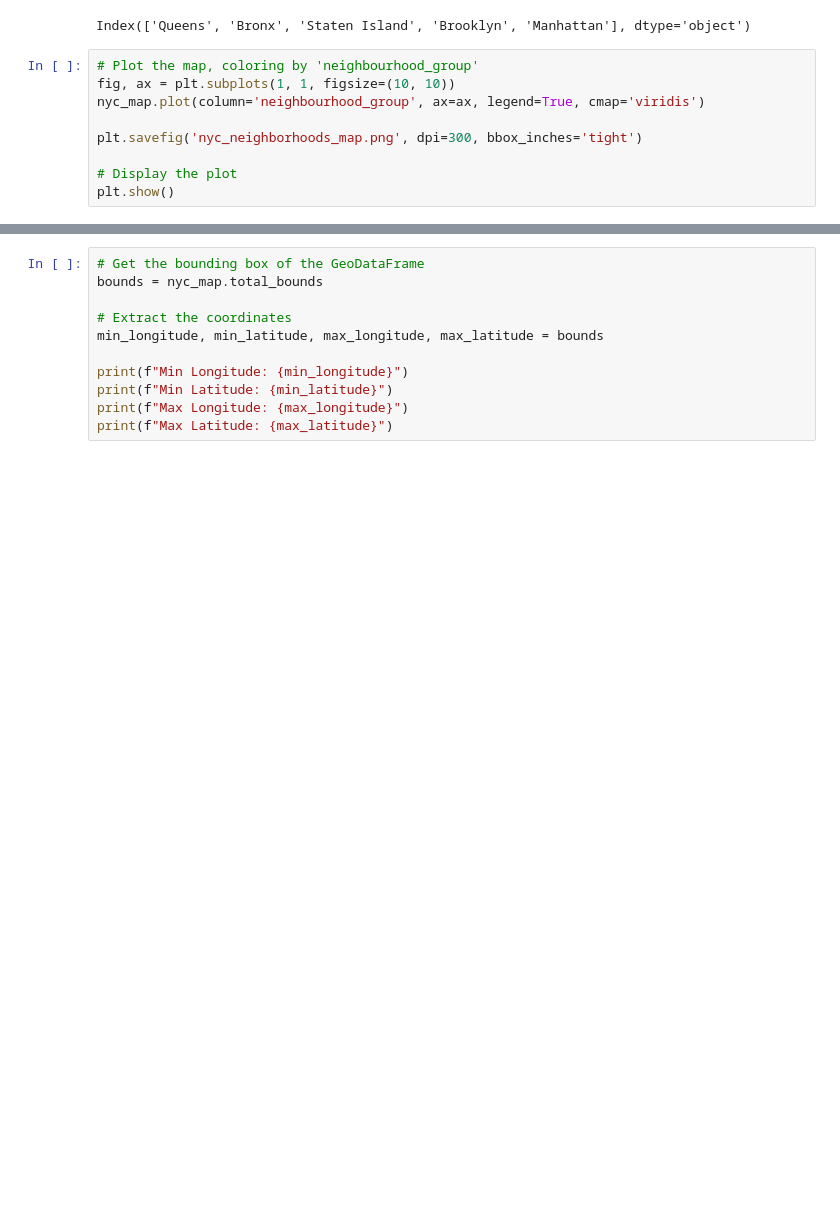
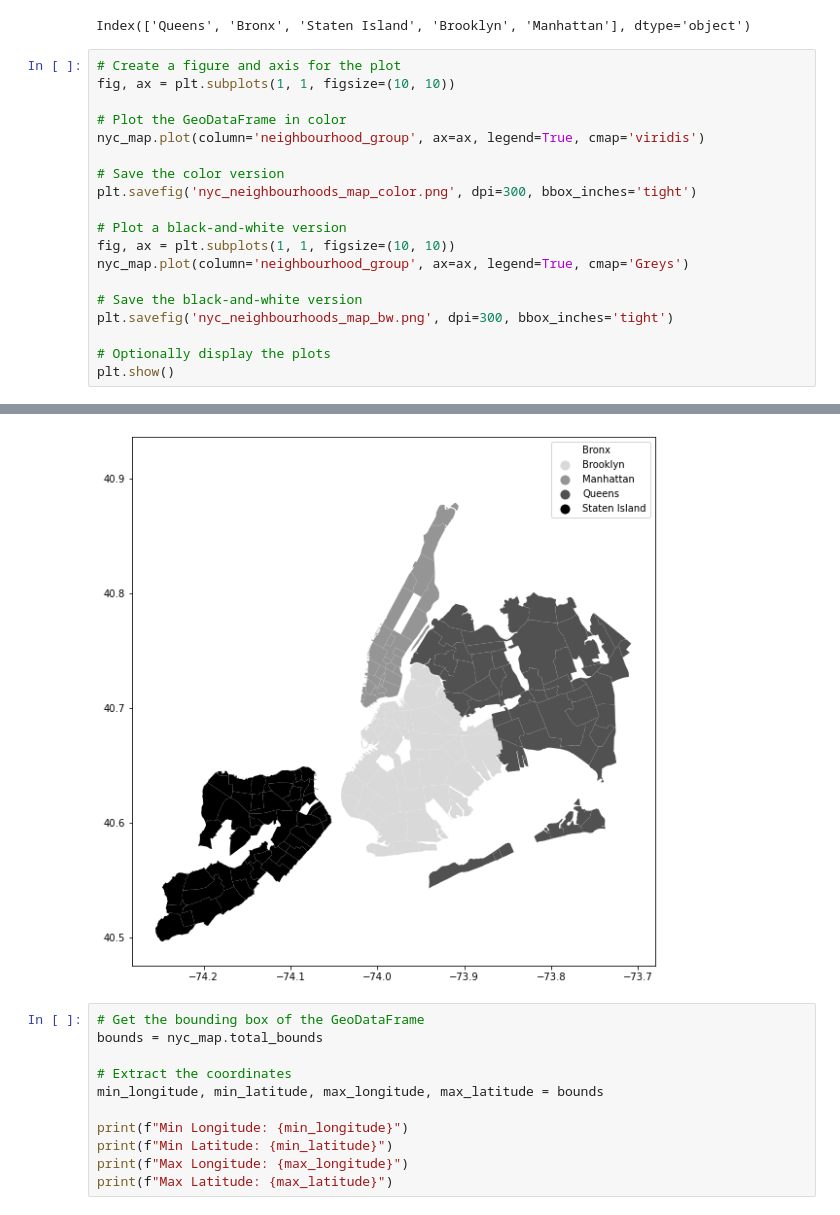
Before and after one commit to admacpherson/NYC-Airbnb-Data-Exploration, a Jupyter notebook: Maps.ipynb, the cells around one changed output, grey strips where cells are left out. Saved outputs shown, nothing was run; the diff lists cells and outputs as text; blank space fills up the shorter version.

```diff
--- a/Maps.ipynb
+++ b/Maps.ipynb
@@ -26,16 +26,27 @@ bouroughs
 # %% [output]
 Index(['Queens', 'Bronx', 'Staten Island', 'Brooklyn', 'Manhattan'], dtype='object')
 # %%
-# Plot the map, coloring by 'neighbourhood_group'
+# Create a figure and axis for the plot
 fig, ax = plt.subplots(1, 1, figsize=(10, 10))
+
+# Plot the GeoDataFrame in color
 nyc_map.plot(column='neighbourhood_group', ax=ax, legend=True, cmap='viridis')
 
-plt.savefig('nyc_neighborhoods_map.png', dpi=300, bbox_inches='tight')
+# Save the color version
+plt.savefig('nyc_neighbourhoods_map_color.png', dpi=300, bbox_inches='tight')
 
-# Display the plot
+# Plot a black-and-white version
+fig, ax = plt.subplots(1, 1, figsize=(10, 10))
+nyc_map.plot(column='neighbourhood_group', ax=ax, legend=True, cmap='Greys')
+
+# Save the black-and-white version
+plt.savefig('nyc_neighbourhoods_map_bw.png', dpi=300, bbox_inches='tight')
+
+# Optionally display the plots
 plt.show()
 # %% [output]
 [figure]
+[figure, added]
 # %%
 # Get the bounding box of the GeoDataFrame
 bounds = nyc_map.total_bounds
```
Also changed, not shown: 2 other files.
